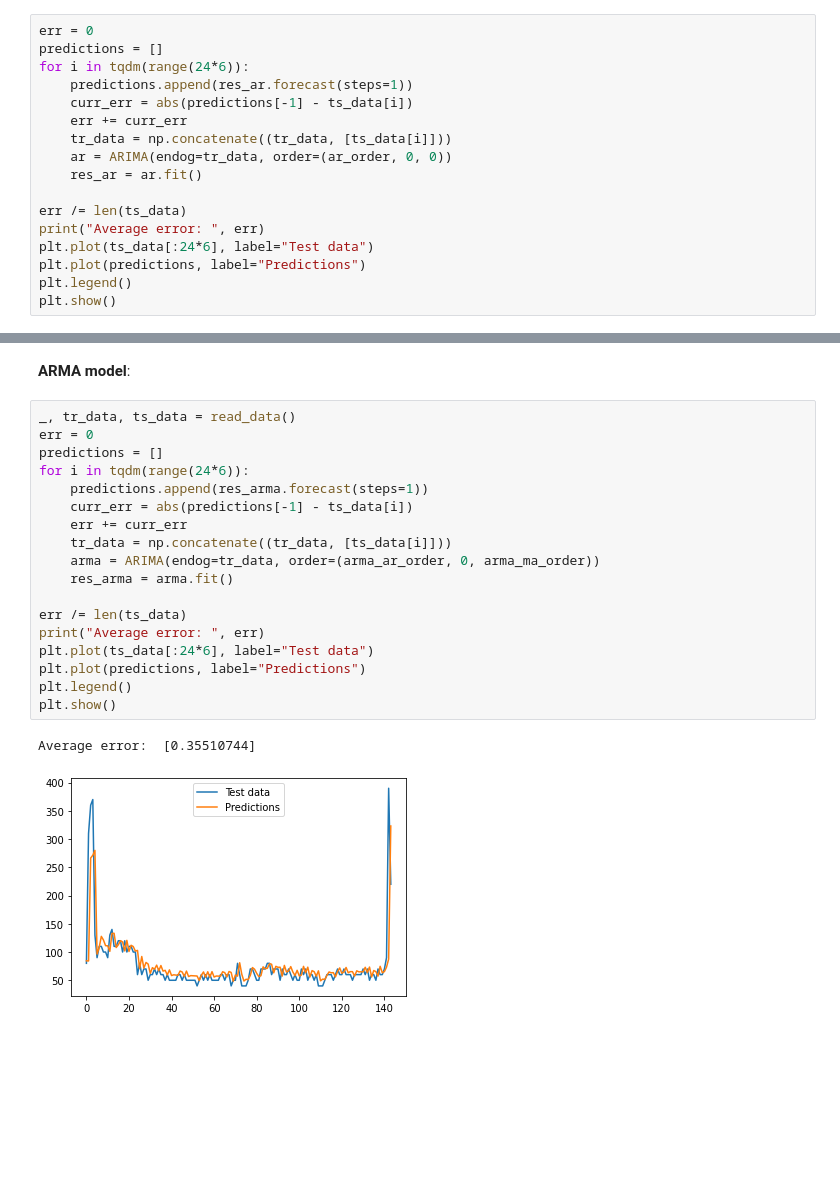
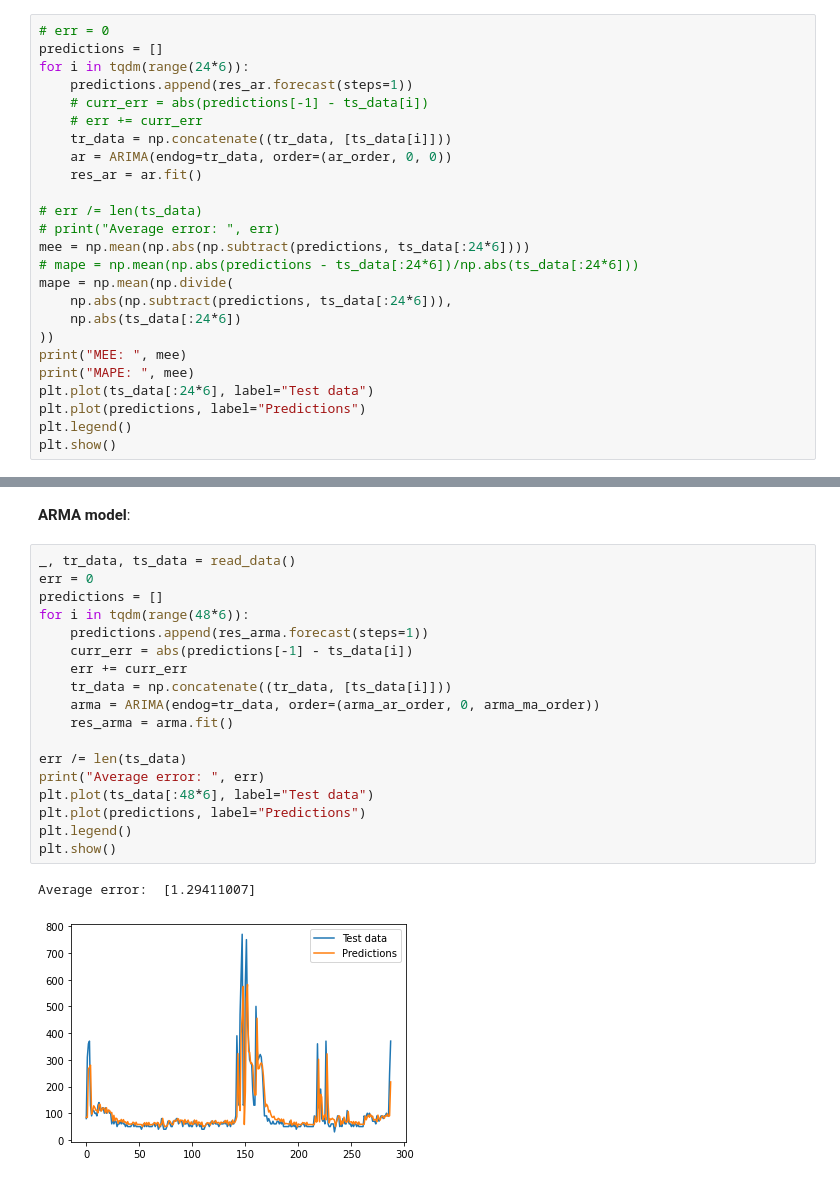
Before and after one commit to AlexPasqua/ISPR-midterms, a Jupyter notebook: midterm1/notebook_version.ipynb, the cells around one changed output, grey strips where cells are left out. Drawn from its saved outputs; the diff is of its cells as text; blank space fills up the shorter version.

```diff
--- a/midterm1/notebook_version.ipynb
+++ b/midterm1/notebook_version.ipynb
@@ -96,18 +97,26 @@ These coefficients look pretty good, no one is too near to zero.
 Make **predictions** with retraining for one day.<br>
 **AR model**:
 # %%
-err = 0
+# err = 0
 predictions = []
 for i in tqdm(range(24*6)):
     predictions.append(res_ar.forecast(steps=1))
-    curr_err = abs(predictions[-1] - ts_data[i])
-    err += curr_err
+    # curr_err = abs(predictions[-1] - ts_data[i])
+    # err += curr_err
     tr_data = np.concatenate((tr_data, [ts_data[i]]))
     ar = ARIMA(endog=tr_data, order=(ar_order, 0, 0))
     res_ar = ar.fit()
 
-err /= len(ts_data)
-print("Average error: ", err)
+# err /= len(ts_data)
+# print("Average error: ", err)
+mee = np.mean(np.abs(np.subtract(predictions, ts_data[:24*6])))
+# mape = np.mean(np.abs(predictions - ts_data[:24*6])/np.abs(ts_data[:24*6]))
+mape = np.mean(np.divide(
+    np.abs(np.subtract(predictions, ts_data[:24*6])),
+    np.abs(ts_data[:24*6])
+))
+print("MEE: ", mee)
+print("MAPE: ", mee)
 plt.plot(ts_data[:24*6], label="Test data")
 plt.plot(predictions, label="Predictions")
 plt.legend()
@@ -143,21 +153,21 @@ Average error:  [0.45671562]
 # %%
 _, tr_data, ts_data = read_data()
 err = 0
 predictions = []
-for i in tqdm(range(24*6)):
+for i in tqdm(range(48*6)):
     predictions.append(res_arma.forecast(steps=1))
     curr_err = abs(predictions[-1] - ts_data[i])
     err += curr_err
     tr_data = np.concatenate((tr_data, [ts_data[i]]))
     arma = ARIMA(endog=tr_data, order=(arma_ar_order, 0, arma_ma_order))
     res_arma = arma.fit()
 
 err /= len(ts_data)
 print("Average error: ", err)
-plt.plot(ts_data[:24*6], label="Test data")
+plt.plot(ts_data[:48*6], label="Test data")
 plt.plot(predictions, label="Predictions")
 plt.legend()
 plt.show()
 # %% [output]
-Average error:  [0.35510744]
+Average error:  [1.29411007]
-[figure, old version]
+[figure, new version]
```
Also changed, not shown: parts of 2 cells of this notebook, 1 other file.
